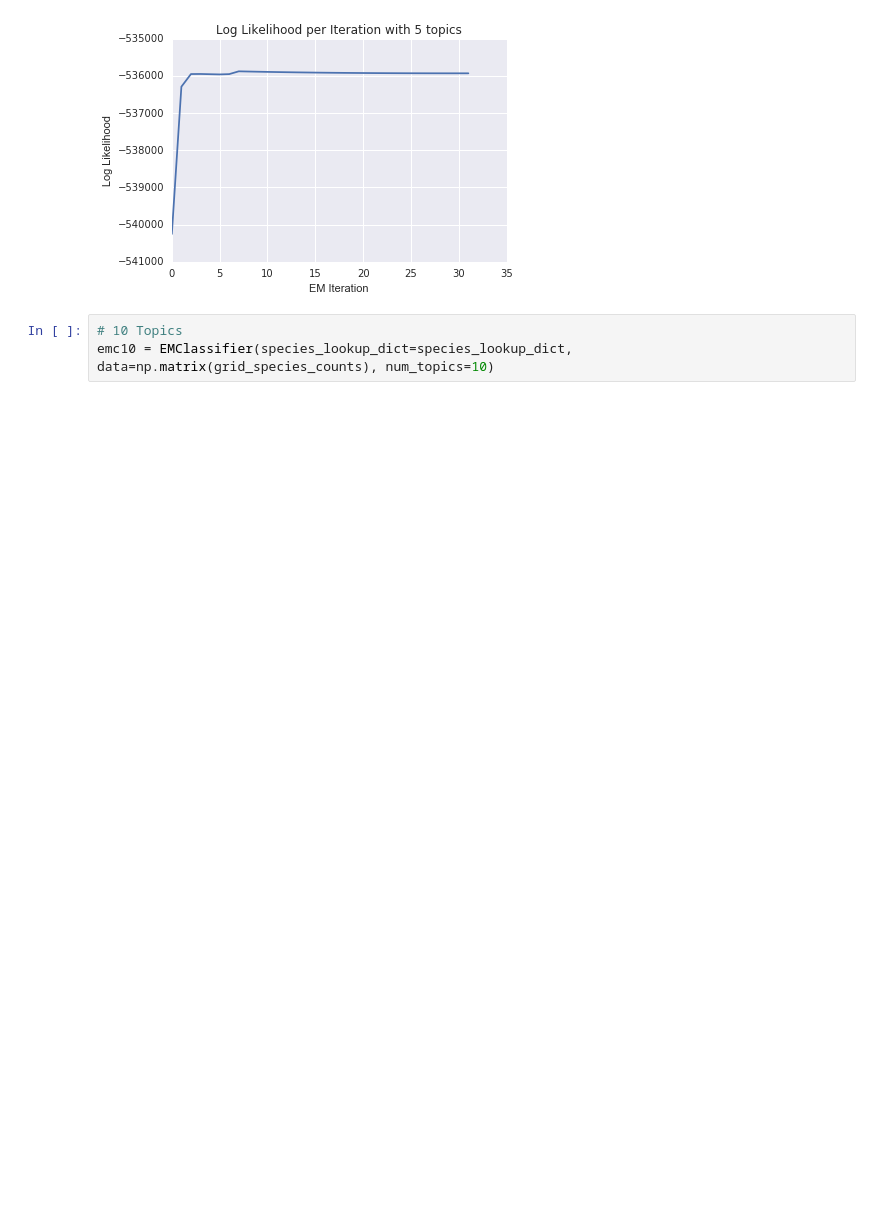
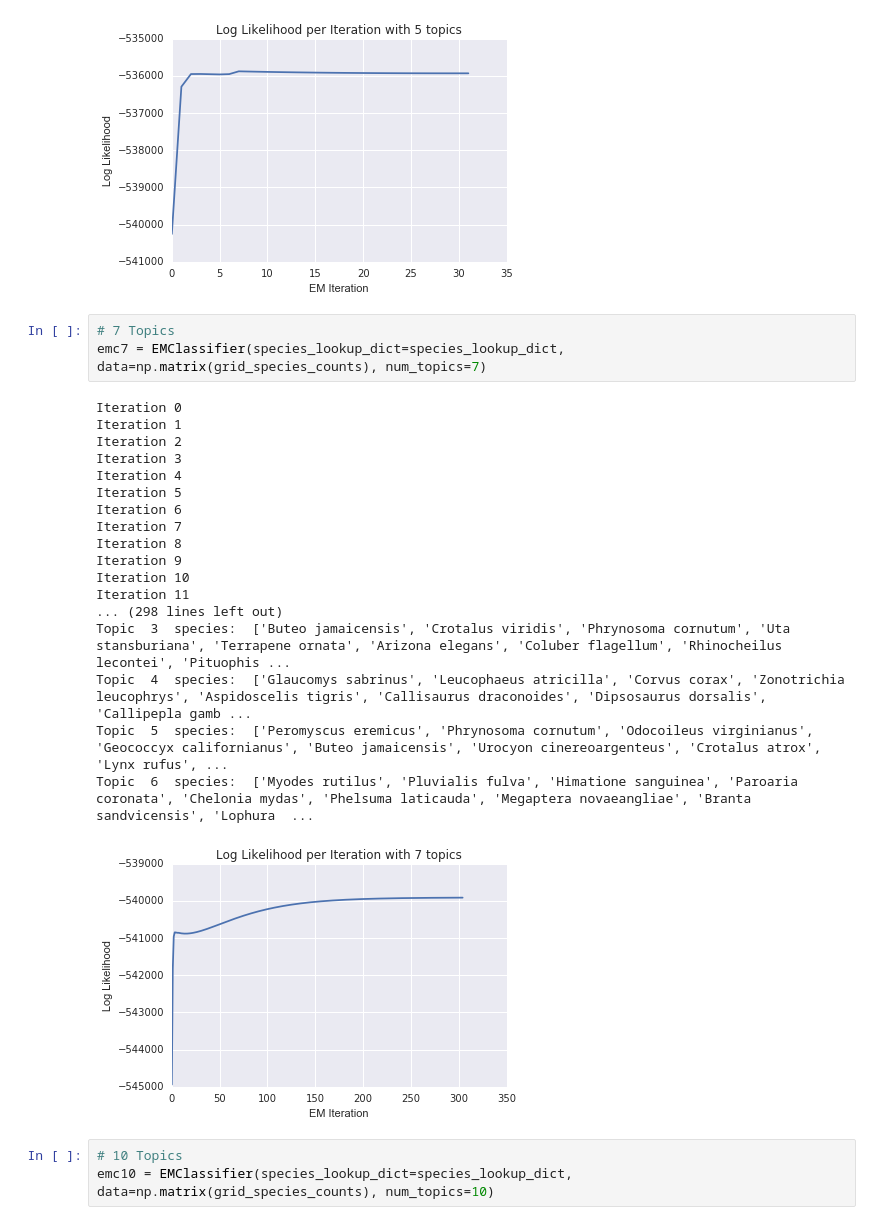
Before and after one commit to averyfaller/AM207Project, a Jupyter notebook: EM.ipynb, the cells around one changed output. Saved outputs shown, nothing was run; the diff lists cells and outputs as text; blank space fills up the shorter version.

```diff
--- a/EM.ipynb
+++ b/EM.ipynb
@@ -379,6 +379,28 @@ Topic  2  species:  ['Egretta thula', 'Sylvilagus audubonii', 'Uta stansburiana'
 Topic  3  species:  ['Haematopus palliatus', 'Eudocimus albus', 'Trachemys scripta', 'Tringa semipalmata', 'Ardea herodias', 'Pelecanus occidentalis', 'Agkistrodon piscivorus', 'Alligator mississippie ...
 Topic  4  species:  ['Buteo jamaicensis', 'Poecile atricapillus', 'Ardea herodias', 'Cardinalis cardinalis', 'Melospiza melodia', 'Sciurus carolinensis', 'Odocoileus virginianus', 'Branta canadensis', ...
 [figure]
+# %%
+# 7 Topics
+emc7 = EMClassifier(species_lookup_dict=species_lookup_dict, data=np.matrix(grid_species_counts), num_topics=7)
+# %% [output]
+Iteration 0
+Iteration 1
+Iteration 2
+Iteration 3
+Iteration 4
+Iteration 5
+Iteration 6
+Iteration 7
+Iteration 8
+Iteration 9
+Iteration 10
+Iteration 11
+... (298 lines left out)
+Topic  3  species:  ['Buteo jamaicensis', 'Crotalus viridis', 'Phrynosoma cornutum', 'Uta stansburiana', 'Terrapene ornata', 'Arizona elegans', 'Coluber flagellum', 'Rhinocheilus lecontei', 'Pituophis ...
+Topic  4  species:  ['Glaucomys sabrinus', 'Leucophaeus atricilla', 'Corvus corax', 'Zonotrichia leucophrys', 'Aspidoscelis tigris', 'Callisaurus draconoides', 'Dipsosaurus dorsalis', 'Callipepla gamb ...
+Topic  5  species:  ['Peromyscus eremicus', 'Phrynosoma cornutum', 'Odocoileus virginianus', 'Geococcyx californianus', 'Buteo jamaicensis', 'Urocyon cinereoargenteus', 'Crotalus atrox', 'Lynx rufus', ...
+Topic  6  species:  ['Myodes rutilus', 'Pluvialis fulva', 'Himatione sanguinea', 'Paroaria coronata', 'Chelonia mydas', 'Phelsuma laticauda', 'Megaptera novaeangliae', 'Branta sandvicensis', 'Lophura  ...
+[figure, added]
 # %%
 # 10 Topics
 emc10 = EMClassifier(species_lookup_dict=species_lookup_dict, data=np.matrix(grid_species_counts), num_topics=10)
```
Also changed, not shown: parts of 10 cells of this notebook, 14 other files.
